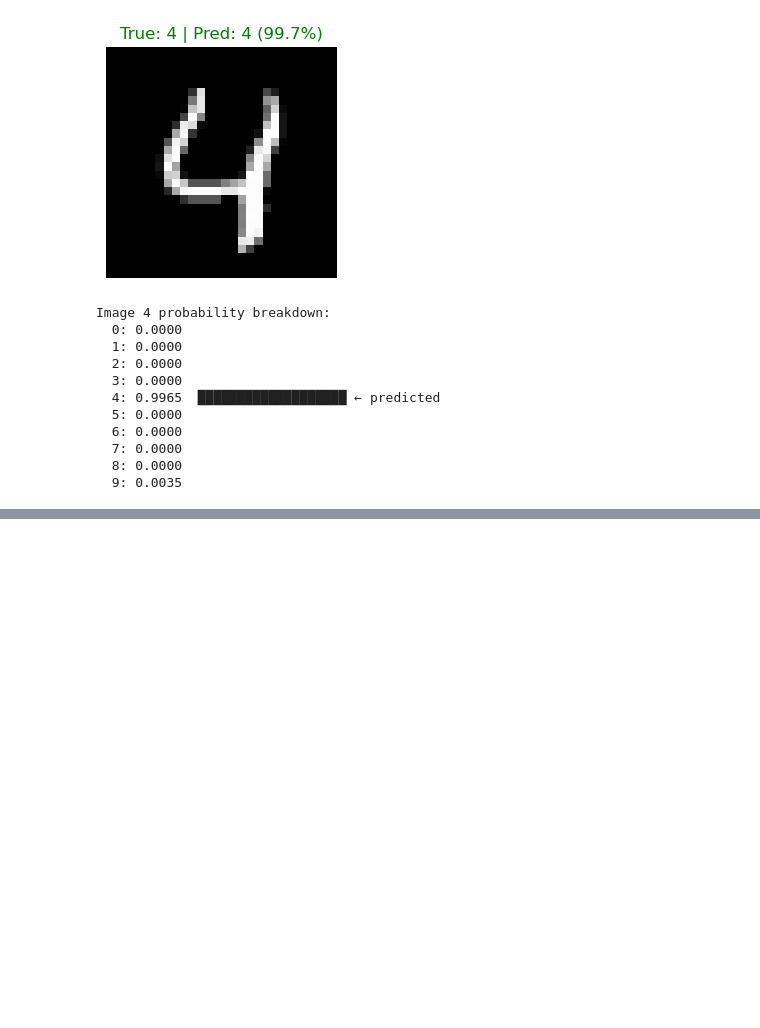
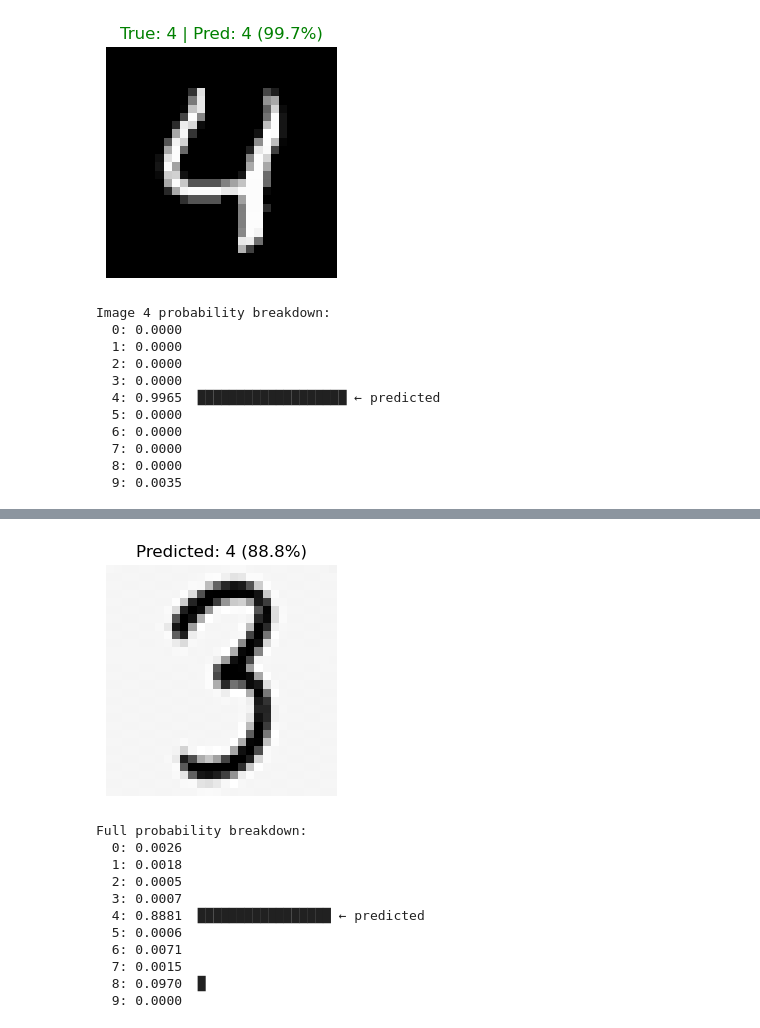
Before and after one commit to s3achan/Image-Detection, a Jupyter notebook: Cnn_Prediction.ipynb, the cells around one changed output, grey strips where cells are left out. Drawn from its saved outputs; the diff is of its cells as text; code cells hidden in the pictures; blank space fills up the shorter version.

```diff
--- a/Cnn_Prediction.ipynb
+++ b/Cnn_Prediction.ipynb
@@ -210,3 +210,28 @@ Image 4 probability breakdown:
   7: 0.0000
   8: 0.0000
   9: 0.0035
+# %%
+def predict_number(file):
+    img = Image.open(file).convert("L")
+    img = img.resize((28, 28))
+    img_array = np.array(img) / 255.0
+    img_array = img_array.reshape(1, 28, 28, 1)
+
+    prediction = model.predict(img_array)
+    predicted_digit = np.argmax(prediction)
+    confidence      = np.max(prediction) * 100
+
+    plt.figure(figsize=(3, 3))
+    plt.imshow(img_array.reshape(28, 28), cmap='gray')
+    plt.title(f"Predicted: {predicted_digit} ({confidence:.1f}%)")
+    plt.axis('off')
+    plt.show()
+
+    print("Full probability breakdown:")
+    for digit, prob in enumerate(prediction[0]):
+        bar    = '█' * int(prob * 20)
+        marker = ' ← predicted' if digit == predicted_digit else ''
+        print(f"  {digit}: {prob:.4f}  {bar}{marker}")
+# %%
+predict_number("3.png")
+# %% [output]
@@ -212,0 +239,12 @@ Image 4 probability breakdown:
+[figure, added]
+Full probability breakdown:
+  0: 0.0026
+  1: 0.0018
+  2: 0.0005
+  3: 0.0007
+  4: 0.8881  █████████████████ ← predicted
+  5: 0.0006
+  6: 0.0071
+  7: 0.0015
+  8: 0.0970  █
+  9: 0.0000
```
Also changed, not shown: parts of 2 cells of this notebook, 2 other files.
